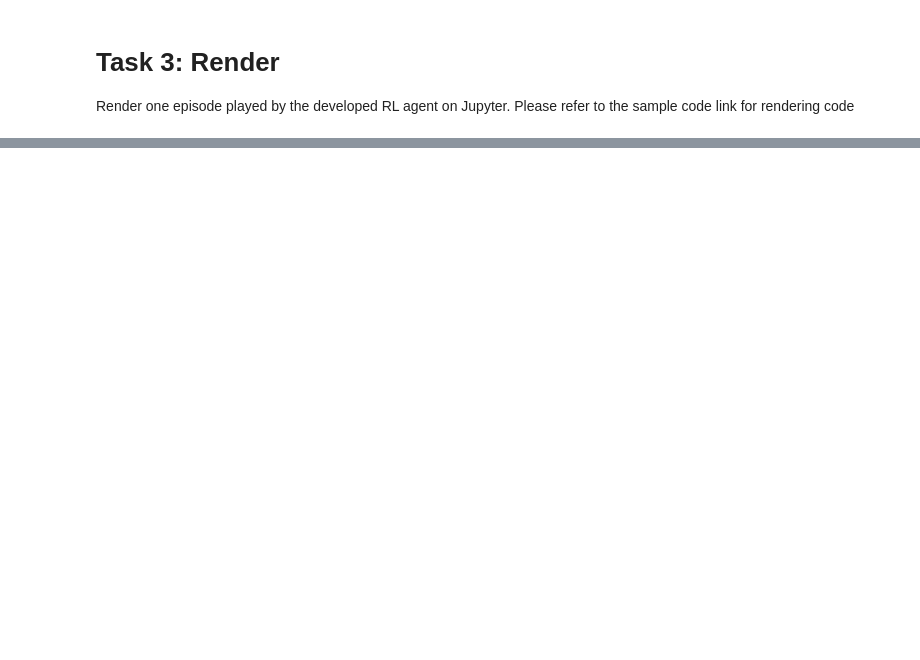
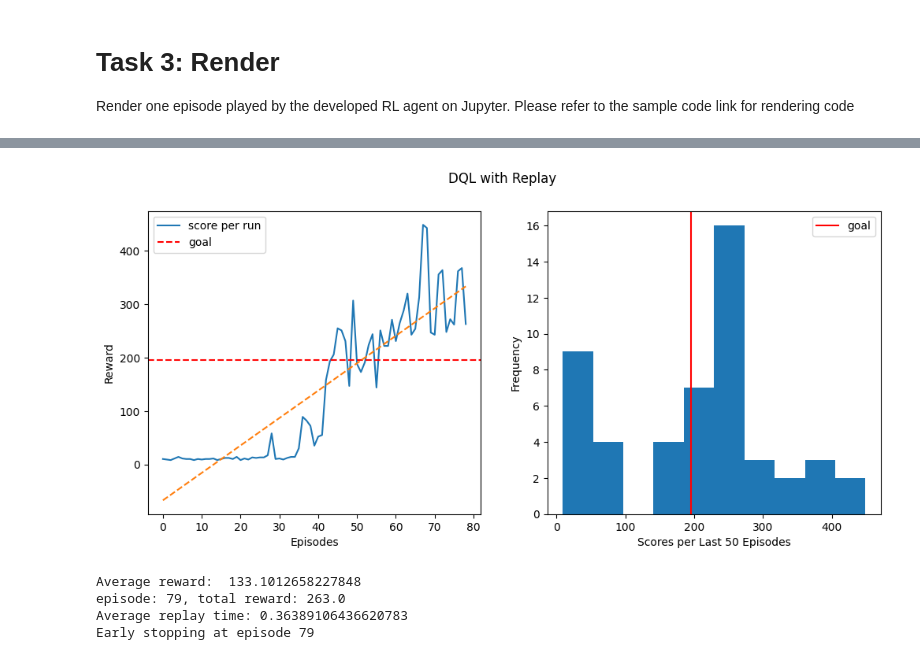
Before and after one commit to oscarqjh/SC3000-Projects, a Jupyter notebook: Project1/cartpole.ipynb, the cells around one changed output, grey strips where cells are left out. Drawn from its saved outputs; the diff is of its cells as text; code cells hidden in the pictures; blank space fills up the shorter version.

```diff
--- a/Project1/cartpole.ipynb
+++ b/Project1/cartpole.ipynb
@@ -517,0 +560,24 @@ We will now explore the deep qlearning model and its implementation. Then we wil
+# %%
+class DQL():
+    ''' Deep Q Neural Network class. '''
+    def __init__(self, state_dim, action_dim, hidden_dim=64, lr=0.05):
+            self.criterion = torch.nn.MSELoss()
+            self.model = torch.nn.Sequential(
+                            torch.nn.Linear(state_dim, hidden_dim),
+                            torch.nn.LeakyReLU(),
+                            torch.nn.Linear(hidden_dim, hidden_dim*2),
+                            torch.nn.LeakyReLU(),
+                            torch.nn.Linear(hidden_dim*2, action_dim)
+                    )
+            self.optimizer = torch.optim.Adam(self.model.parameters(), lr)
+    def update(self, state, y):
+            """Update the weights of the network given a training sample. """
+            y_pred = self.model(torch.Tensor(state))
+            loss = self.criterion(y_pred, Variable(torch.Tensor(y)))
+            self.optimizer.zero_grad()
+            loss.backward()
+            self.optimizer.step()
+    def predict(self, state):
+            """ Compute Q values for all actions using the DQL. """
+            with torch.no_grad():
+                return self.model(torch.Tensor(state))
@@ -517,0 +750,25 @@ We will now explore the deep qlearning model and its implementation. Then we wil
+# %%
+# Number of states
+n_state = env.observation_space.shape[0]
+# Number of actions
+n_action = env.action_space.n
+# Number of episodes
+episodes = 300
+# Number of hidden nodes in the DQN
+n_hidden = 50
+# Learning rate
+lr = 0.001
+# %%
+# Get replay results
+env = gym.make('CartPole-v1')
+dqn_replay = DQN_replay(n_state, n_action, n_hidden, lr)
+replay = run(env, dqn_replay,
+                    episodes, gamma=.9,
+                    epsilon=0.2, replay=True,
+                    title='DQL with Replay')
+# %% [output]
+[figure, added]
+Average reward:  133.1012658227848
+episode: 79, total reward: 263.0
+Average replay time: 0.36389106436620783
+Early stopping at episode 79
```
Also changed, not shown: parts of 26 cells of this notebook, 3 other files.
